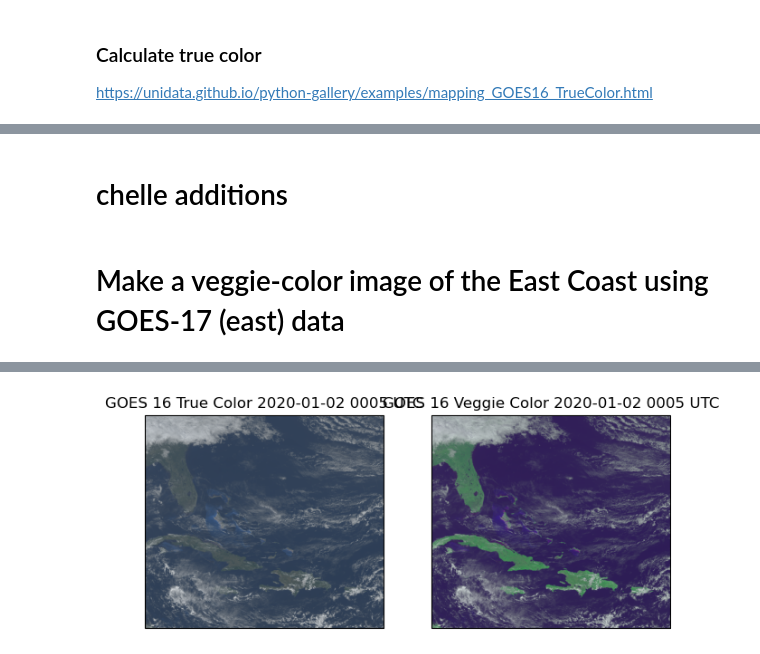
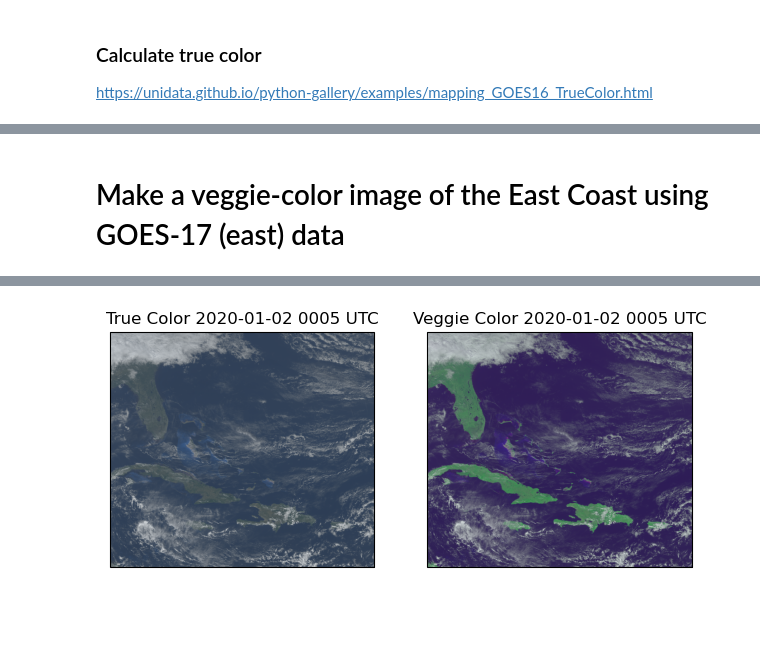
Before and after one commit to lsterzinger/cloud-optimized-satellite-data-tests, a Jupyter notebook: goes-16/ReferenceMaker/02-read_jsons.ipynb, the cells around one changed output, grey strips where cells are left out. Drawn from its saved outputs; the diff is of its cells as text; code cells hidden in the pictures; blank space fills up the shorter version.

```diff
--- a/goes-16/ReferenceMaker/02-read_jsons.ipynb
+++ b/goes-16/ReferenceMaker/02-read_jsons.ipynb
@@ -200,8 +230,7 @@ animator = FuncAnimation(fig, update_anim, frames=nt, interval=50)
-# %% [markdown]
-# chelle additions
 # %% [markdown]
 # Make a veggie-color image of the East Coast using GOES-17 (east) data
 # %%
+%%time
 top = 35 # north lat
 left = -84 # west long
 right = -64 # east long
@@ -255,10 +284,10 @@ for ifig in range(121,123):
     ax = fig.add_subplot(ifig, projection = dummy_channel.metpy.cartopy_crs)
     if ifig==121:
         p = ax.imshow(RGB, origin='upper', vmin=0, vmax=1)
-        ax.set_title(f"GOES 16 True Color {ts}")
+        ax.set_title(f"True Color {ts}")
     if ifig==122:
         p = ax.imshow(RGB_veggie, origin='upper', vmin=0, vmax=1)
-        ax.set_title(f"GOES 16 Veggie Color {ts}")
+        ax.set_title(f"Veggie Color {ts}")
     ax.coastlines()
     ax.add_feature(ccrs.cartopy.feature.BORDERS)
     ax.add_feature(ccrs.cartopy.feature.STATES)
@@ -269,4 +300,4 @@ for ifig in range(121,123):
-[figure, old version]
+[figure, new version]
 # %%
 %%time
 #plot time series and value of a few points
```
Also changed, not shown: parts of 15 cells of this notebook.
